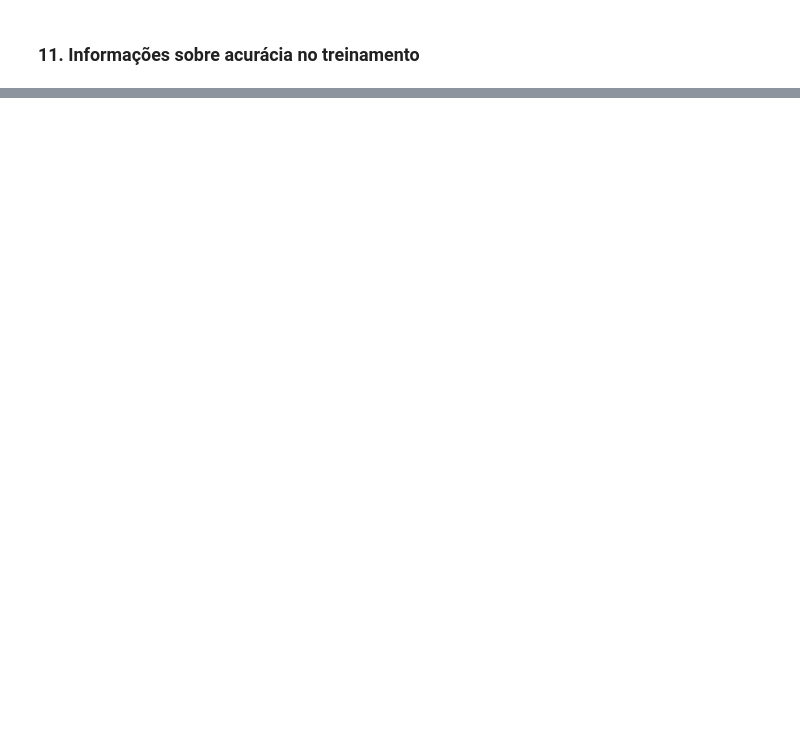
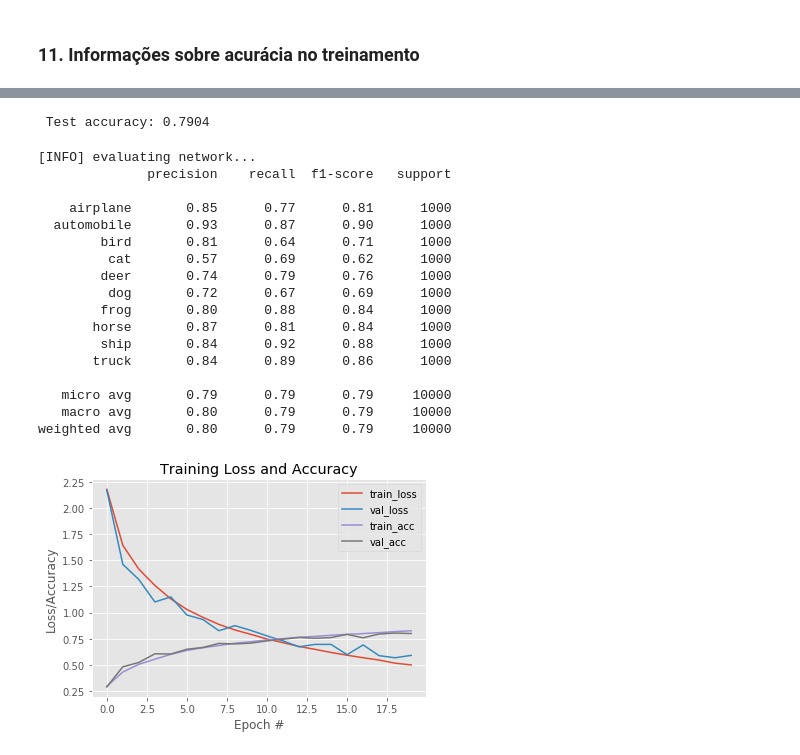
Before and after one commit to felipeescorel/redes_neurais, a Jupyter notebook: CNN/Rede_Neural_Lenet_e_VGG.ipynb, the cells around one changed output, grey strips where cells are left out. Saved outputs shown, nothing was run; the diff lists cells and outputs as text; code cells hidden in the pictures; blank space fills up the shorter version.

```diff
--- a/CNN/Rede_Neural_Lenet_e_VGG.ipynb
+++ b/CNN/Rede_Neural_Lenet_e_VGG.ipynb
@@ -258,0 +455,4 @@ weighted avg       0.71      0.71      0.70     10000
+# %%
+opt = SGD(lr=0.01)
+model.compile(loss='categorical_crossentropy', optimizer=opt,
+                  metrics=['accuracy'])
@@ -264,0 +551,5 @@ weighted avg       0.71      0.71      0.70     10000
+# %%
+opt = SGD(lr=0.01)
+model = build_NewMiniVGG(width=32, height=32, depth=3, classes=10)
+model.compile(loss='categorical_crossentropy', optimizer=opt,
+                  metrics=['accuracy'])
@@ -264,0 +574,9 @@ weighted avg       0.71      0.71      0.70     10000
+# %%
+from keras.callbacks import ModelCheckpoint
+
+# train the model
+checkpointer = ModelCheckpoint(filepath='model.weights.best.newvgg.hdf5', verbose=1,
+                               save_best_only=True)
+hist = model.fit(x_train, y_train, batch_size=128, epochs=20,
+          validation_data=(x_valid, y_valid), callbacks=[checkpointer],
+          verbose=2, shuffle=True)
@@ -264,0 +601,55 @@ weighted avg       0.71      0.71      0.70     10000
+# %%
+model.load_weights('model.weights.best.newvgg.hdf5')
+# %%
+
+score = model.evaluate(x_test, y_test, verbose=0)
+print('\n', 'Test accuracy:', score[1])
+# %% [output]
+ Test accuracy: 0.7904
+# %%
+# evaluate the network
+print("[INFO] evaluating network...")
+
+# get predictions on the test set
+predictions = model.predict(x_test, batch_size=128)
+
+# define text labels (source: https://www.cs.toronto.edu/~kriz/cifar.html)
+cifar10_labels = ['airplane', 'automobile', 'bird', 'cat', 'deer', 'dog', 'frog',
+                  'horse', 'ship', 'truck']
+
+
+print(classification_report(y_test.argmax(axis=1),
+predictions.argmax(axis=1),
+target_names=cifar10_labels))
+
+# plot the training loss and accuracy
+plt.style.use("ggplot")
+plt.figure()
+plt.plot(np.arange(0, 20), hist.history["loss"], label="train_loss" )
+plt.plot(np.arange(0, 20), hist.history["val_loss"], label="val_loss")
+plt.plot(np.arange(0, 20), hist.history["acc" ], label="train_acc" )
+plt.plot(np.arange(0, 20), hist.history["val_acc"], label="val_acc")
+plt.title("Training Loss and Accuracy")
+plt.xlabel("Epoch #")
+plt.ylabel("Loss/Accuracy")
+plt.legend()
+plt.show()
+# %% [output]
+[INFO] evaluating network...
+              precision    recall  f1-score   support
+
+    airplane       0.85      0.77      0.81      1000
+  automobile       0.93      0.87      0.90      1000
+        bird       0.81      0.64      0.71      1000
+         cat       0.57      0.69      0.62      1000
+        deer       0.74      0.79      0.76      1000
+         dog       0.72      0.67      0.69      1000
+        frog       0.80      0.88      0.84      1000
+       horse       0.87      0.81      0.84      1000
+        ship       0.84      0.92      0.88      1000
+       truck       0.84      0.89      0.86      1000
+
+   micro avg       0.79      0.79      0.79     10000
+   macro avg       0.80      0.79      0.79     10000
+weighted avg       0.80      0.79      0.79     10000
+[figure, added]
```
Also changed, not shown: parts of 31 cells of this notebook.
